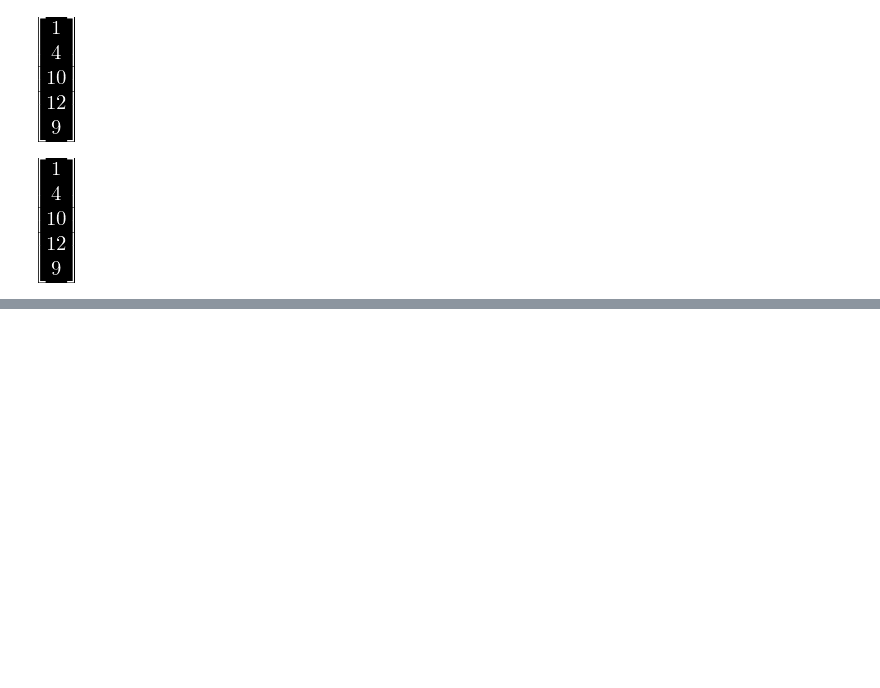
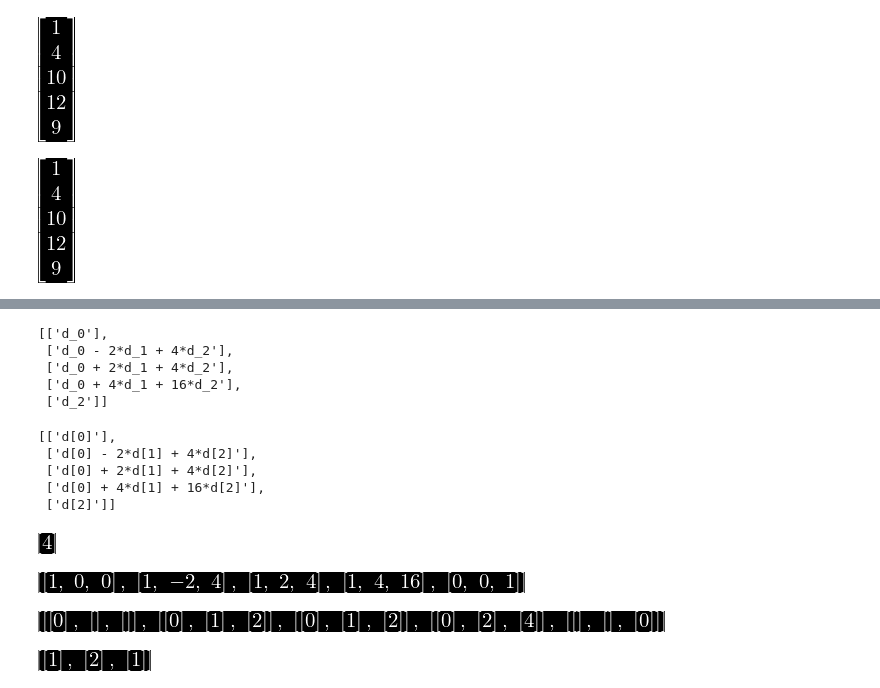
Before and after one commit to tarsioonofrio/fast-convolution-rtl, a Jupyter notebook: notebooks/blahut5.2toom-cook3x3-shift.ipynb, the cells around one changed output, grey strips where cells are left out. Drawn from its saved outputs; the diff is of its cells as text; code cells hidden in the pictures; blank space fills up the shorter version.

```diff
--- a/notebooks/blahut5.2toom-cook3x3-shift.ipynb
+++ b/notebooks/blahut5.2toom-cook3x3-shift.ipynb
@@ -196,0 +202,9 @@ se.subs(subs)
+# %%
+dd_str = [[str(element) for element in row] for row in dd.tolist()]
+dd_strB
+# %% [output]
+[['d_0'],
+ ['d_0 - 2*d_1 + 4*d_2'],
+ ['d_0 + 2*d_1 + 4*d_2'],
+ ['d_0 + 4*d_1 + 16*d_2'],
+ ['d_2']]
@@ -196,0 +216,34 @@ se.subs(subs)
+# %%
+dd_code = [
+    [replace_indices(str(element)) for element in row]
+    for row in dd.tolist()
+]
+dd_code
+# %% [output]
+[['d[0]'],
+ ['d[0] - 2*d[1] + 4*d[2]'],
+ ['d[0] + 2*d[1] + 4*d[2]'],
+ ['d[0] + 4*d[1] + 16*d[2]'],
+ ['d[2]']]
+# %%
+def power_decomp(n):
+    binary = bin(n)[2:]  # Obter a representação binária do número, sem o prefixo '0b'
+    powers = [e for e, b in enumerate(reversed(binary)) if b == "1"]
+    return powers
+# %%
+power_decomp(16)
+# %% [output]
+[figure, added]
+# %%
+a_mtx.tolist()
+# %% [output]
+[figure, added]
+# %%
+pow_list = [[power_decomp(num) for num in row] for row in a_mtx.tolist()]
+pow_list
+# %% [output]
+[figure, added]
+# %%
+pow_list[1]
+# %% [output]
+[figure, added]
```
Also changed, not shown: parts of 14 cells of this notebook, 1 other file.
